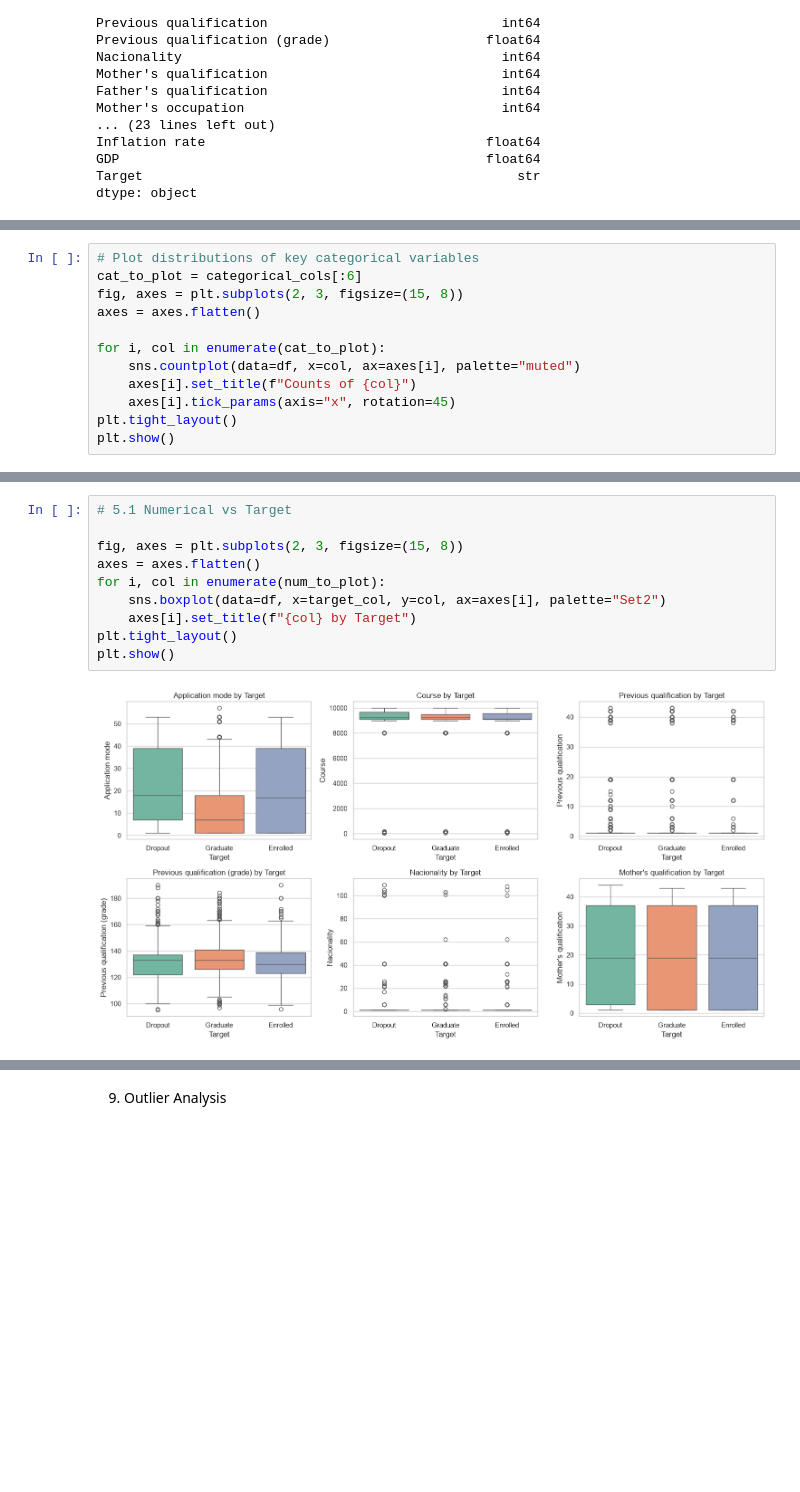
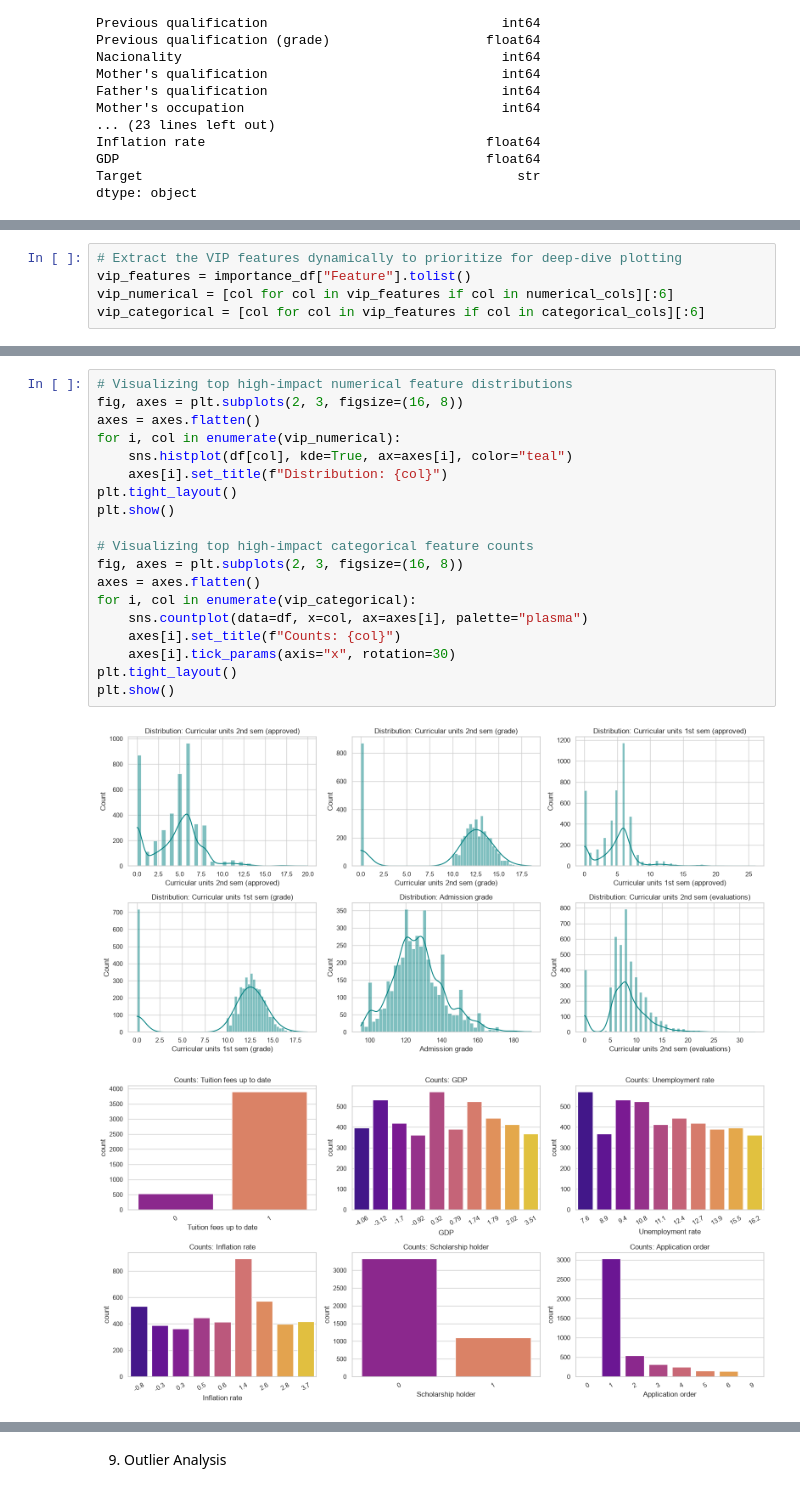
Before and after one commit to ryomen1234/Predicting-Student-Dropout-Academic-Success, a Jupyter notebook: noteboks/01_explore_data.ipynb, the cells around one changed output, grey strips where cells are left out. Cells and saved outputs as stored; diff of their text form; blank space fills up the shorter version.

Commit message:
data exploration done

```diff
--- a/noteboks/01_explore_data.ipynb
+++ b/noteboks/01_explore_data.ipynb
@@ -209,12 +246,5 @@ plt.show()
 # %%
-# Plot distributions of key categorical variables
-cat_to_plot = categorical_cols[:6]
-fig, axes = plt.subplots(2, 3, figsize=(15, 8))
-axes = axes.flatten()
-
-for i, col in enumerate(cat_to_plot):
-    sns.countplot(data=df, x=col, ax=axes[i], palette="muted")
-    axes[i].set_title(f"Counts of {col}")
-    axes[i].tick_params(axis="x", rotation=45)
-plt.tight_layout()
-plt.show()
+# Extract the VIP features dynamically to prioritize for deep-dive plotting
+vip_features = importance_df["Feature"].tolist()
+vip_numerical = [col for col in vip_features if col in numerical_cols][:6]
+vip_categorical = [col for col in vip_features if col in categorical_cols][:6]
@@ -225,12 +254,22 @@ plt.show()
 # %%
-# 5.1 Numerical vs Target
-
-fig, axes = plt.subplots(2, 3, figsize=(15, 8))
+# Visualizing top high-impact numerical feature distributions
+fig, axes = plt.subplots(2, 3, figsize=(16, 8))
 axes = axes.flatten()
-for i, col in enumerate(num_to_plot):
-    sns.boxplot(data=df, x=target_col, y=col, ax=axes[i], palette="Set2")
-    axes[i].set_title(f"{col} by Target")
+for i, col in enumerate(vip_numerical):
+    sns.histplot(df[col], kde=True, ax=axes[i], color="teal")
+    axes[i].set_title(f"Distribution: {col}")
 plt.tight_layout()
 plt.show()
+
+# Visualizing top high-impact categorical feature counts
+fig, axes = plt.subplots(2, 3, figsize=(16, 8))
+axes = axes.flatten()
+for i, col in enumerate(vip_categorical):
+    sns.countplot(data=df, x=col, ax=axes[i], palette="plasma")
+    axes[i].set_title(f"Counts: {col}")
+    axes[i].tick_params(axis="x", rotation=30)
+plt.tight_layout()
+plt.show()
 # %% [output]
-[figure, old version]
+[figure, new version]
+[figure, added]
```
Also changed, not shown: parts of 36 cells of this notebook.
